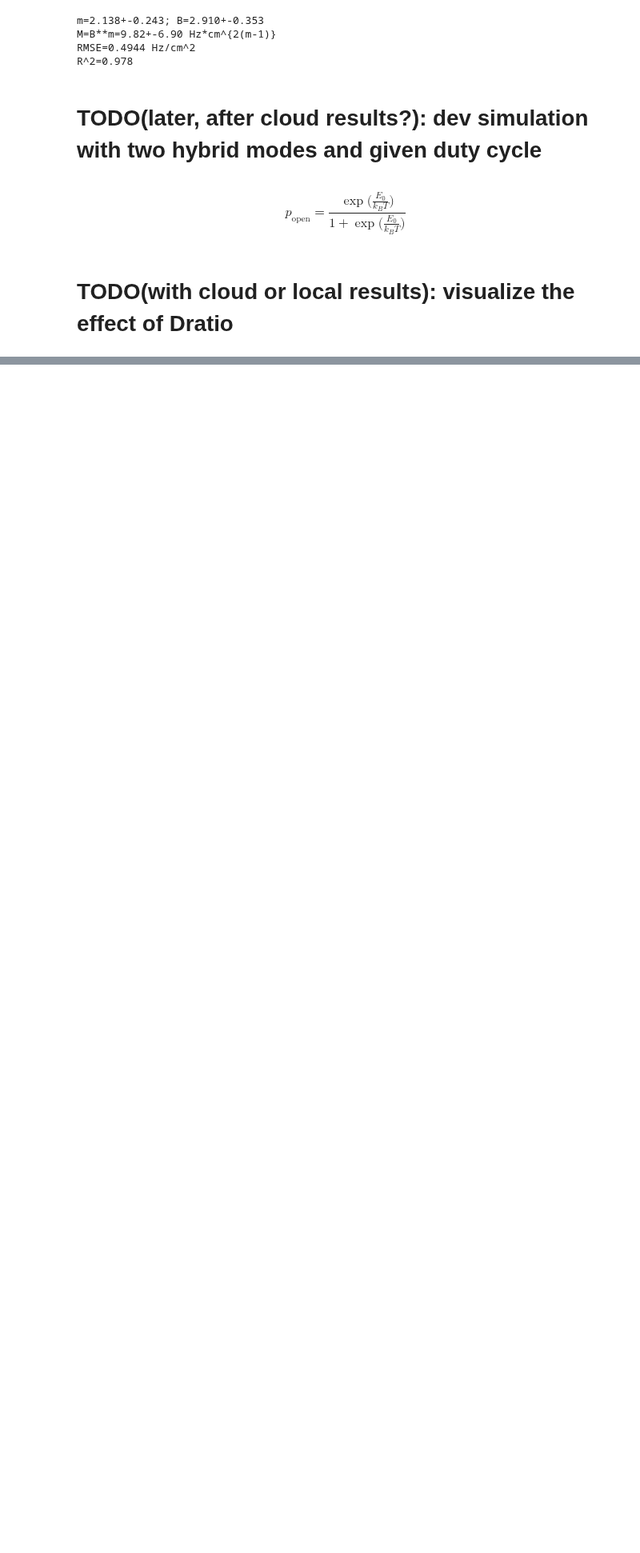
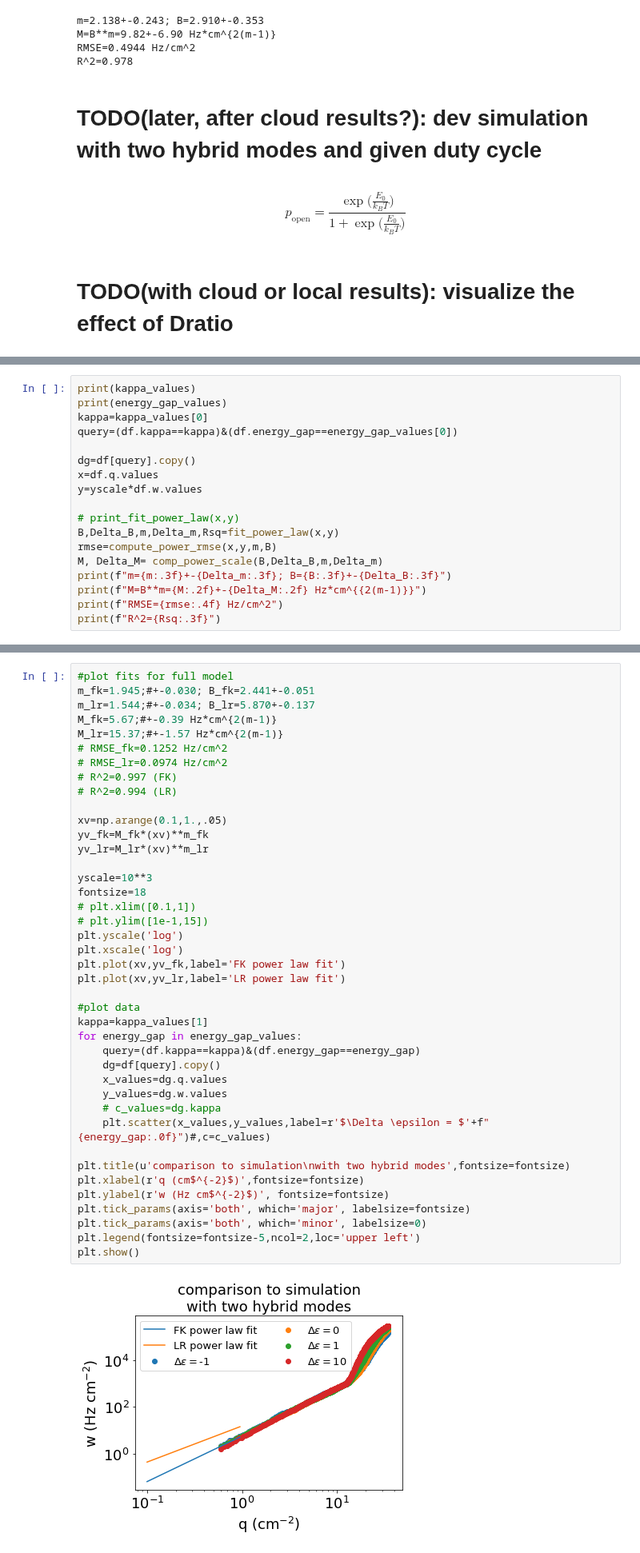
Before and after one commit to timtyree/bgmc, a Jupyter notebook: python/dev data parsing.ipynb, the cells around one changed output, grey strips where cells are left out. Shown at 80% size. Cells and saved outputs as stored; diff of their text form; blank space fills up the shorter version.

Commit message:
fixed bug in parameter passing

```diff
--- a/python/dev data parsing.ipynb
+++ b/python/dev data parsing.ipynb
@@ -1041,0 +1183,18 @@ $$
+# %%
+print(kappa_values)
+print(energy_gap_values)
+kappa=kappa_values[0]
+query=(df.kappa==kappa)&(df.energy_gap==energy_gap_values[0])
+
+dg=df[query].copy()
+x=df.q.values
+y=yscale*df.w.values
+
+# print_fit_power_law(x,y)
+B,Delta_B,m,Delta_m,Rsq=fit_power_law(x,y)
+rmse=compute_power_rmse(x,y,m,B)
+M, Delta_M= comp_power_scale(B,Delta_B,m,Delta_m)
+print(f"m={m:.3f}+-{Delta_m:.3f}; B={B:.3f}+-{Delta_B:.3f}")
+print(f"M=B**m={M:.2f}+-{Delta_M:.2f} Hz*cm^{{2(m-1)}}")
+print(f"RMSE={rmse:.4f} Hz/cm^2")
+print(f"R^2={Rsq:.3f}")
@@ -1041,0 +1208,43 @@ $$
+# %%
+#plot fits for full model
+m_fk=1.945;#+-0.030; B_fk=2.441+-0.051
+m_lr=1.544;#+-0.034; B_lr=5.870+-0.137
+M_fk=5.67;#+-0.39 Hz*cm^{2(m-1)}
+M_lr=15.37;#+-1.57 Hz*cm^{2(m-1)}
+# RMSE_fk=0.1252 Hz/cm^2
+# RMSE_lr=0.0974 Hz/cm^2
+# R^2=0.997 (FK)
+# R^2=0.994 (LR)
+
+xv=np.arange(0.1,1.,.05)
+yv_fk=M_fk*(xv)**m_fk
+yv_lr=M_lr*(xv)**m_lr
+
+yscale=10**3
+fontsize=18
+# plt.xlim([0.1,1])
+# plt.ylim([1e-1,15])
+plt.yscale('log')
+plt.xscale('log')
+plt.plot(xv,yv_fk,label='FK power law fit')
+plt.plot(xv,yv_lr,label='LR power law fit')
+
+#plot data
+kappa=kappa_values[1]
+for energy_gap in energy_gap_values:
+    query=(df.kappa==kappa)&(df.energy_gap==energy_gap)
+    dg=df[query].copy()
+    x_values=dg.q.values
+    y_values=dg.w.values
+    # c_values=dg.kappa
+    plt.scatter(x_values,y_values,label=r'$\Delta \epsilon = $'+f"{energy_gap:.0f}")#,c=c_values)
+
+plt.title(u'comparison to simulation\nwith two hybrid modes',fontsize=fontsize)
+plt.xlabel(r'q (cm$^{-2}$)',fontsize=fontsize)
+plt.ylabel(r'w (Hz cm$^{-2}$)', fontsize=fontsize)
+plt.tick_params(axis='both', which='major', labelsize=fontsize)
+plt.tick_params(axis='both', which='minor', labelsize=0)
+plt.legend(fontsize=fontsize-5,ncol=2,loc='upper left')
+plt.show()
+# %% [output]
+[figure, added]
```
Also changed, not shown: parts of 15 cells of this notebook, 7 other files.
